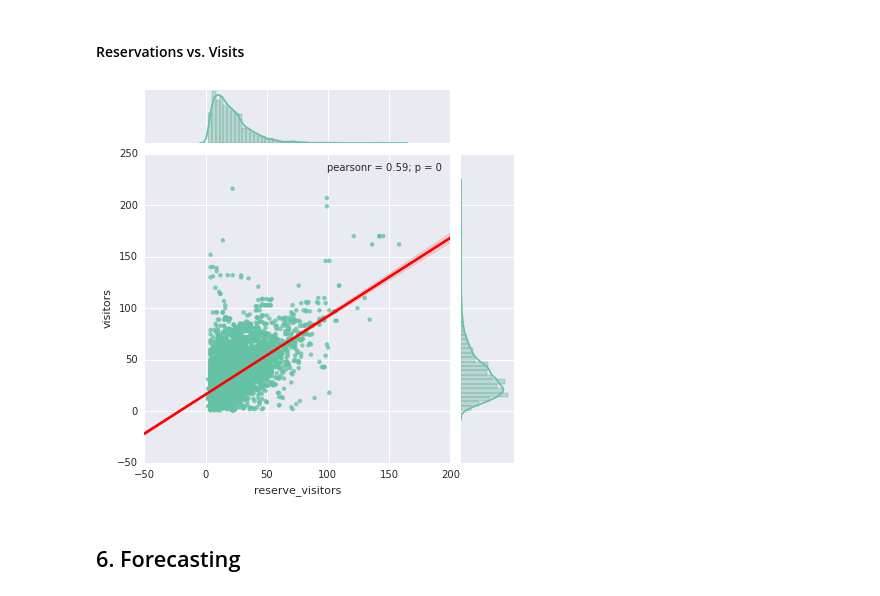
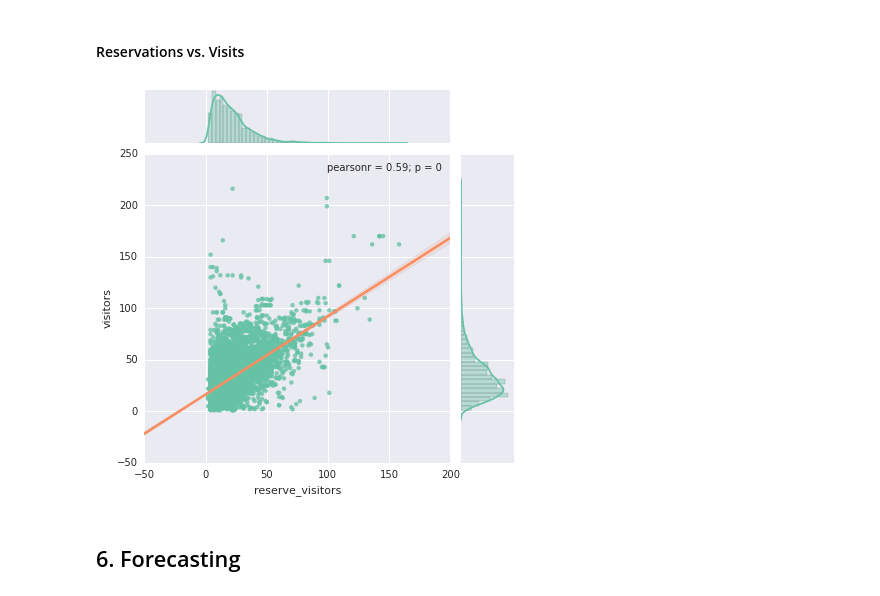
Before and after one commit to KirosG/RestaurantVisitorForecasting, a Jupyter notebook: RestaurantVisitorForecasting.ipynb, the cells around one changed output. Saved outputs shown, nothing was run; the diff lists cells and outputs as text; code cells hidden in the pictures.

Commit message:
Change color of regression line

```diff
--- a/RestaurantVisitorForecasting.ipynb
+++ b/RestaurantVisitorForecasting.ipynb
@@ -593,10 +601,10 @@ res2['visit_date'] = res2.visit_date.astype('str')
 joined = res2.merge(res_joined, on=['air_store_id', 'visit_date'])
 # %%
 # Scatterplot with regression line and marginal densities
-sns.jointplot('reserve_visitors', 'visitors', data=joined, kind='reg', joint_kws={'line_kws':{'color':'red'}}, size=6, color=palette[0])
+sns.jointplot('reserve_visitors', 'visitors', data=joined, kind='reg', joint_kws={'line_kws':{'color':palette[1]}}, size=6, color=palette[0])
 plt.show()
 # %% [output]
-[figure, old version]
+[figure, new version]
 # %% [markdown]
 ## 6. Forecasting
 # %% [markdown]
```
Also changed, not shown: parts of 1 cell of this notebook.
